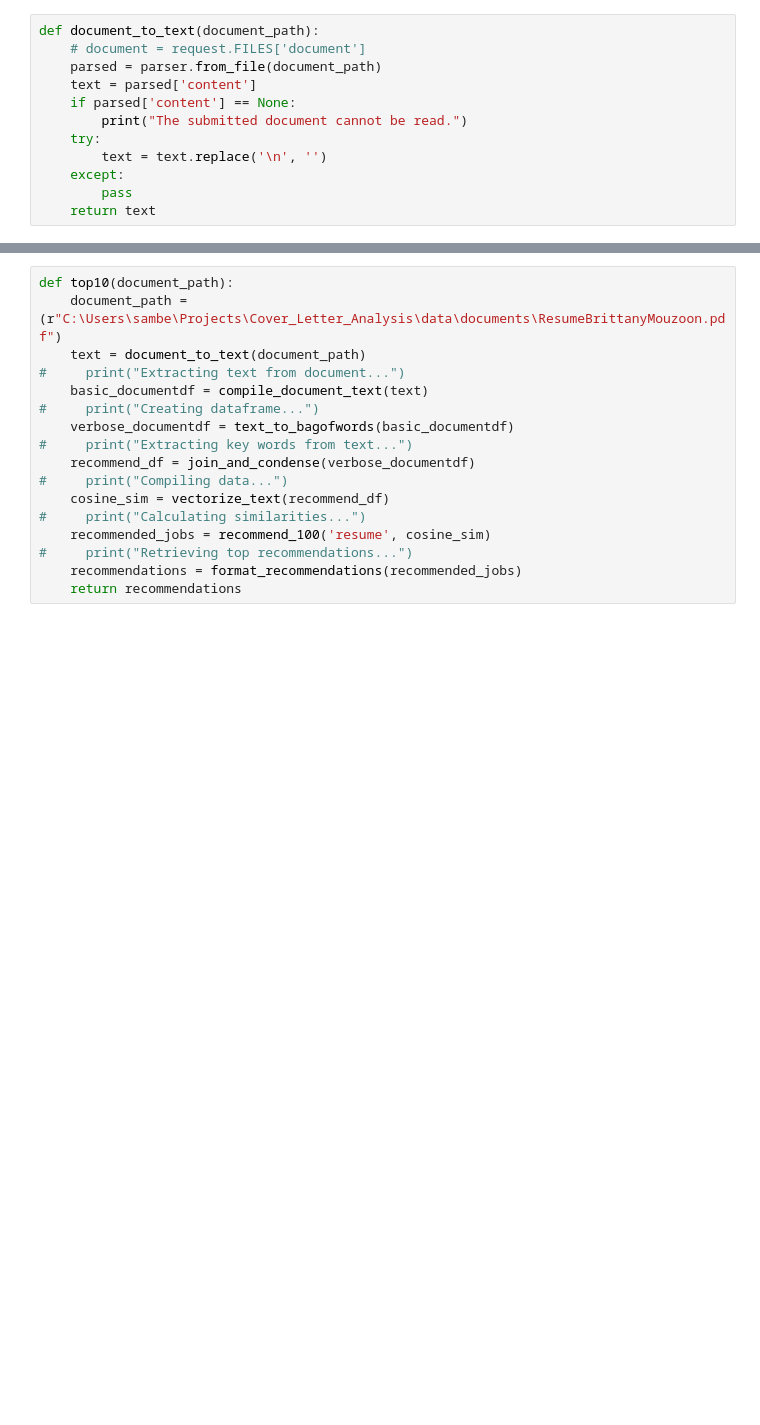
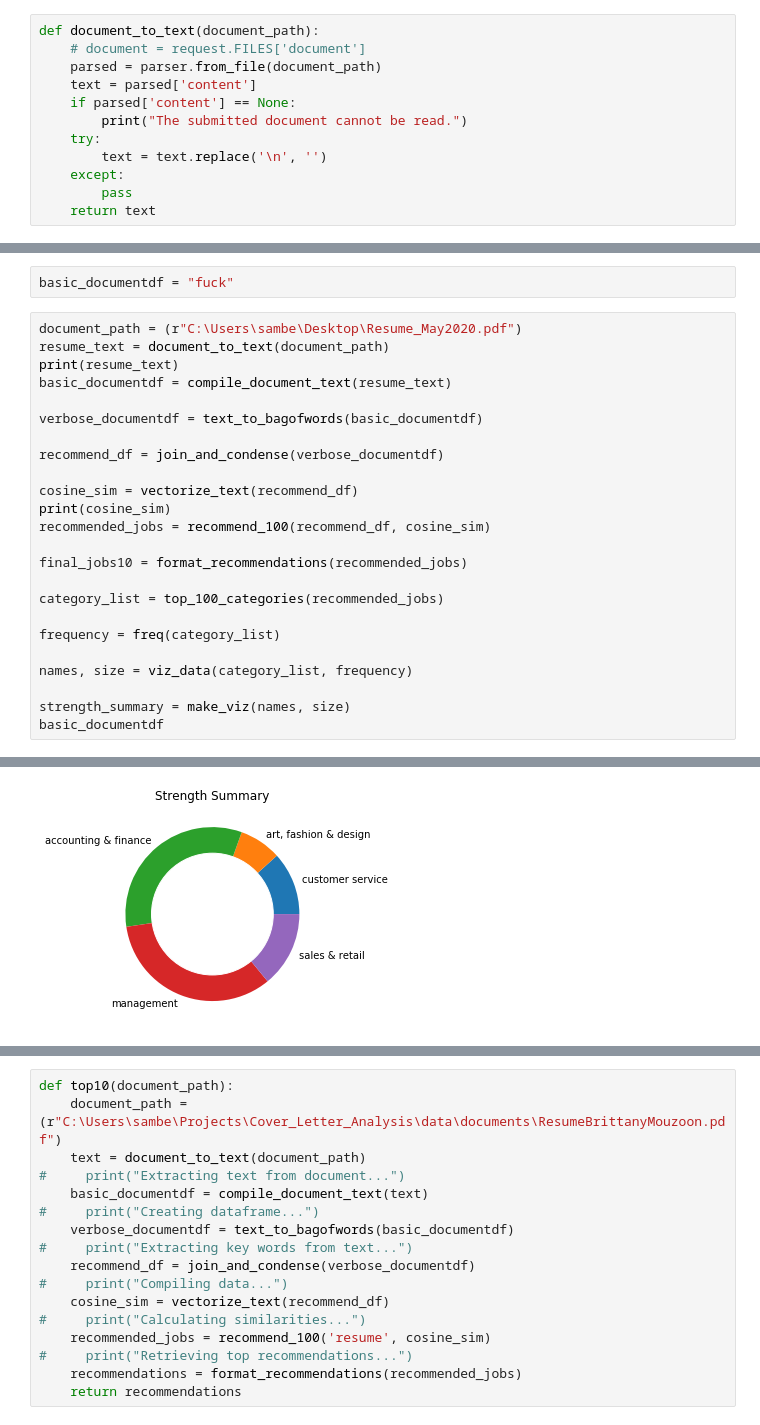
Before and after one commit to sambellsoup/Cover_Letter_Analysis, a Jupyter notebook: data_pipeline.ipynb, the cells around one changed output, grey strips where cells are left out. Cells and saved outputs as stored; diff of their text form; blank space fills up the shorter version.

Commit message:
reconfiguring recommendation code

```diff
--- a/data_pipeline.ipynb
+++ b/data_pipeline.ipynb
@@ -349,0 +137,27 @@ analyze(document_path)
+# %%
+basic_documentdf = "fuck"
+# %%
+document_path = (r"C:\Users\sambe\Desktop\Resume_May2020.pdf")
+resume_text = document_to_text(document_path)
+print(resume_text)
+basic_documentdf = compile_document_text(resume_text)
+
+verbose_documentdf = text_to_bagofwords(basic_documentdf)
+
+recommend_df = join_and_condense(verbose_documentdf)
+
+cosine_sim = vectorize_text(recommend_df)
+print(cosine_sim)
+recommended_jobs = recommend_100(recommend_df, cosine_sim)
+
+final_jobs10 = format_recommendations(recommended_jobs)
+
+category_list = top_100_categories(recommended_jobs)
+
+frequency = freq(category_list)
+
+names, size = viz_data(category_list, frequency)
+
+strength_summary = make_viz(names, size)
+basic_documentdf
+# %% [output]
@@ -349,0 +182 @@ analyze(document_path)
+[figure, added]
```
Also changed, not shown: parts of 42 cells of this notebook.
